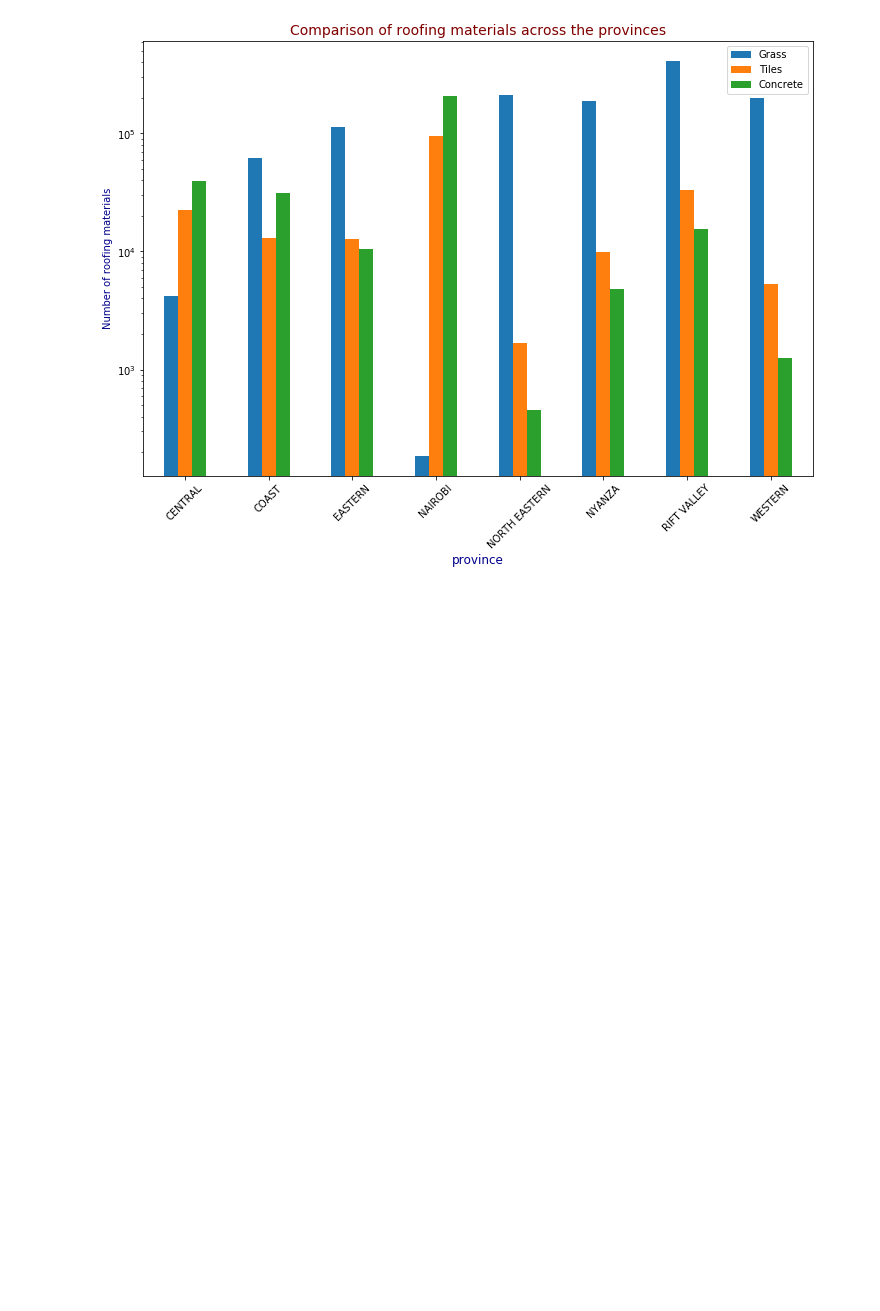
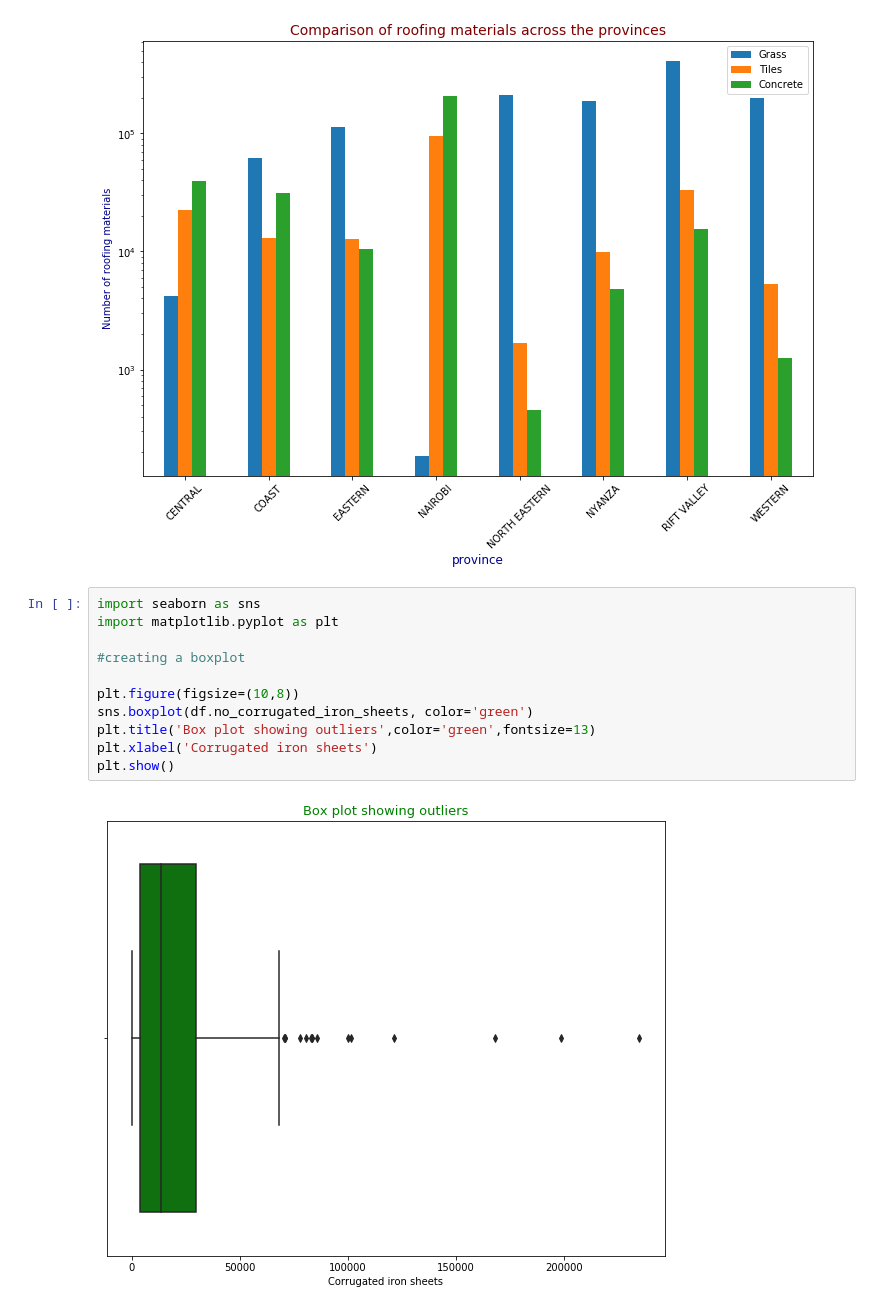
Before and after one commit to lydiandiba/data-science, a Jupyter notebook: Data_Cleaning.ipynb, the cells around one changed output. Drawn from its saved outputs; the diff is of its cells as text; blank space fills up the shorter version.

```diff
--- a/Data_Cleaning.ipynb
+++ b/Data_Cleaning.ipynb
@@ -404,3 +404,16 @@ plt.xticks(rotation = 45)
 plt.show()
 # %% [output]
 [figure]
+# %%
+import seaborn as sns
+import matplotlib.pyplot as plt
+
+#creating a boxplot
+
+plt.figure(figsize=(10,8))
+sns.boxplot(df.no_corrugated_iron_sheets, color='green')
+plt.title('Box plot showing outliers',color='green',fontsize=13)
+plt.xlabel('Corrugated iron sheets')
+plt.show()
+# %% [output]
+[figure, added]
```
Also changed, not shown: parts of 7 cells of this notebook.
